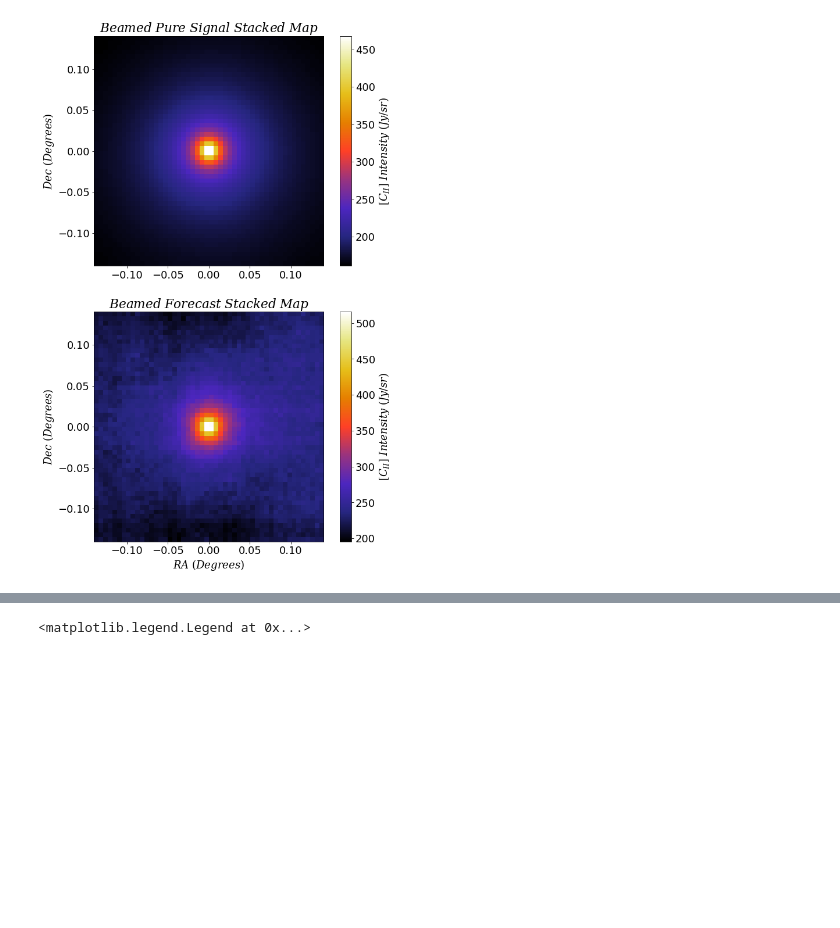
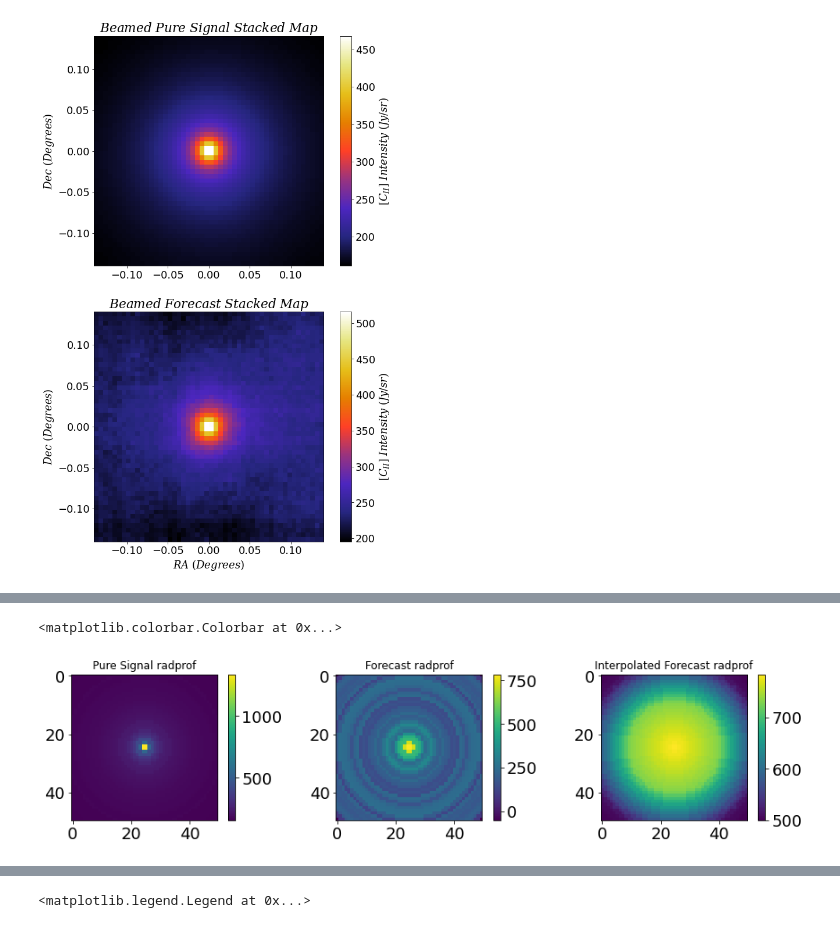
Before and after one commit to PatrickHorlaville/CITA_LIM, a Jupyter notebook: Many_stacks.ipynb, the cells around one changed output, grey strips where cells are left out. Drawn from its saved outputs; the diff is of its cells as text; code cells hidden in the pictures; blank space fills up the shorter version.

```diff
--- a/Many_stacks.ipynb
+++ b/Many_stacks.ipynb
@@ -256,0 +233,24 @@ array([5.57376238, 5.6395    , 5.70656566, 5.775     , 5.84484536,
+# %%
+thumb_sig = radthumb(rad_sig_sing, 50)
+thumb_for = radthumb(rad_for_sing, 50)
+thumb_interp = radthumb(rad_interp, 50)
+# %%
+plt.subplots(nrows = 1, ncols = 3, figsize = (15, 3))
+
+plt.subplot(131)
+plt.title('Pure Signal radprof', fontsize = 12)
+plt.imshow(thumb_sig)
+plt.colorbar()
+
+plt.subplot(132)
+plt.title('Forecast radprof', fontsize = 12)
+plt.imshow(thumb_for)
+plt.colorbar()
+
+plt.subplot(133)
+plt.title('Interpolated Forecast radprof', fontsize = 12)
+plt.imshow(thumb_interp)
+plt.colorbar()
+# %% [output]
+<matplotlib.colorbar.Colorbar at 0x...>
+[figure, added]
```
Also changed, not shown: parts of 74 cells of this notebook, 37 other files.
